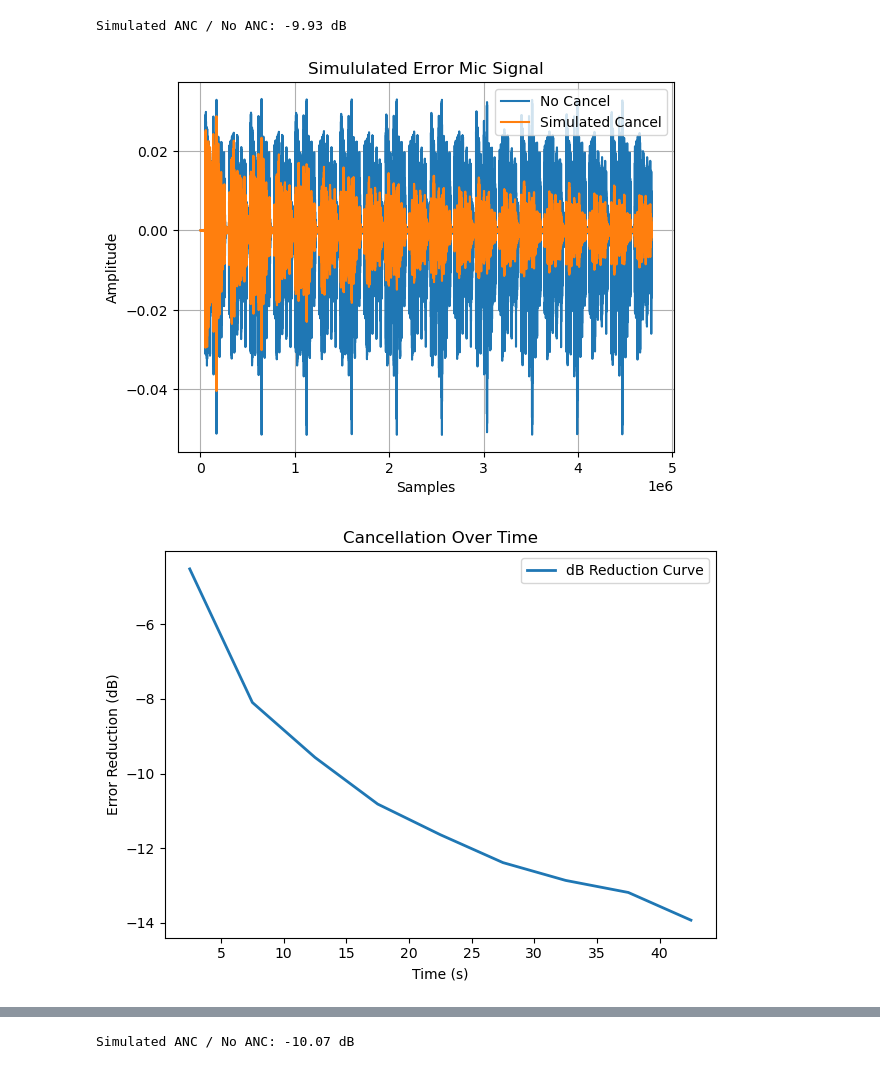
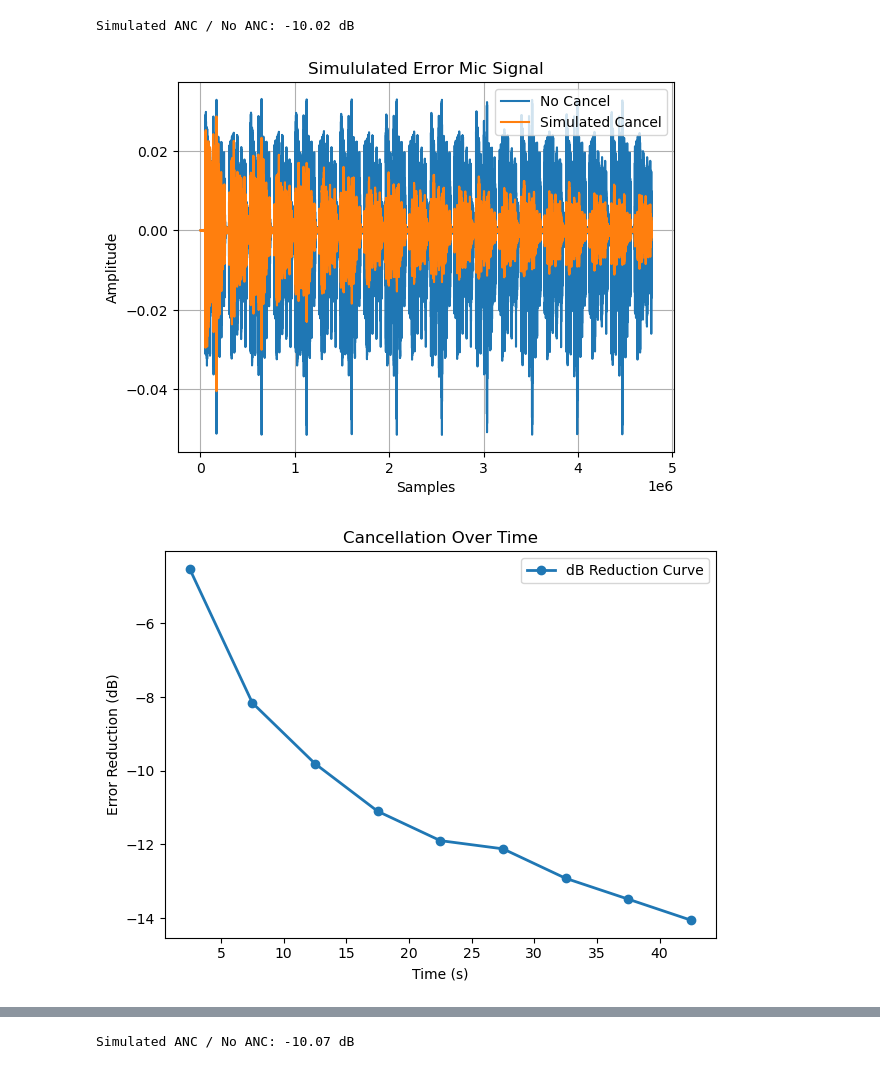
Before and after one commit to bowerirn/Reverb-Control, a Jupyter notebook: experiments/offline_fxlms.ipynb, the cells around one changed output, grey strips where cells are left out. Drawn from its saved outputs; the diff is of its cells as text; code cells hidden in the pictures.

```diff
--- a/experiments/offline_fxlms.ipynb
+++ b/experiments/offline_fxlms.ipynb
@@ -75,12 +75,12 @@ fx.set(
 # %%
 fx.reset()
 control, simulated_error, panel_output, weight_history = fx.process_array(
     ref_nc, error_nc,
-    adapt=True, clean_feedback=False, plot=True,
+    adapt=True, clean_feedback=True, plot=True,
     mu=5e-3, leak=1e-7,
-    poison_ref=False
+    poison_ref=True
 )
 # %% [output]
-Simulated ANC / No ANC: -9.93 dB
+Simulated ANC / No ANC: -10.02 dB
 [figure]
-[figure, old version]
+[figure, new version]
```
Also changed, not shown: parts of 1 cell of this notebook, 31 other files.
